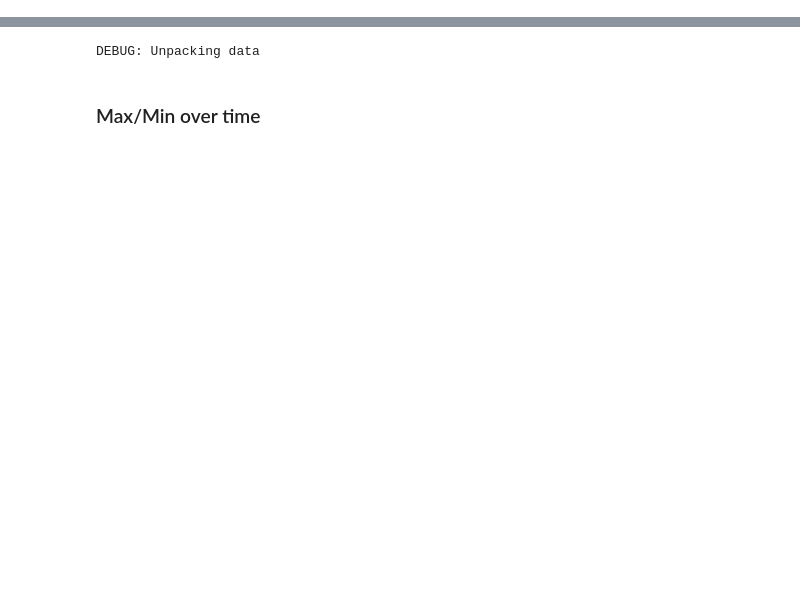
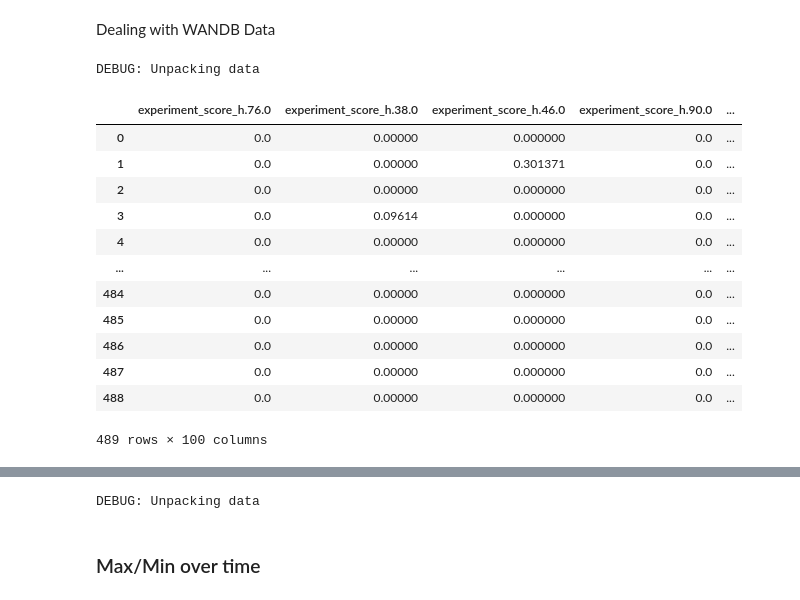
Before and after one commit to JosephTrevorrow/ValueSystemsAggregation, a Jupyter notebook: process_data/test_notebook.ipynb, the cells around one changed output, grey strips where cells are left out. Saved outputs shown, nothing was run; the diff lists cells and outputs as text; code cells hidden in the pictures; blank space fills up the shorter version.

```diff
--- a/process_data/test_notebook.ipynb
+++ b/process_data/test_notebook.ipynb
@@ -5,3 +5,33 @@ import pandas as pd
 import numpy as np
 import csv
 from collections import defaultdict
+# %% [markdown]
+Dealing with WANDB Data
+# %%
+print("DEBUG: Unpacking data")
+results_path = "/home/ia23938/Documents/GitHub/ValueSystemsAggregation/data/wandb_run_data/norm-norm-1.csv"
+results = pd.read_csv(results_path)
+
+results = results.fillna(0)
+
+strategies = ['h.', '1.', '10.', 't.']
+results_by_strategy = []
+
+for strategy in strategies:
+    results_by_strategy.append(results.filter(like='experiment_score_' + strategy))
+results_by_strategy[0]
+# %% [output]
+DEBUG: Unpacking data
+|  | experiment_score_h.76.0 | experiment_score_h.38.0 | experiment_score_h.46.0 | experiment_score_h.90.0 | ... |
+| 0 | 0.0 | 0.00000 | 0.000000 | 0.0 | ... |
+| 1 | 0.0 | 0.00000 | 0.301371 | 0.0 | ... |
+| 2 | 0.0 | 0.00000 | 0.000000 | 0.0 | ... |
+| 3 | 0.0 | 0.09614 | 0.000000 | 0.0 | ... |
+| 4 | 0.0 | 0.00000 | 0.000000 | 0.0 | ... |
+| ... | ... | ... | ... | ... | ... |
+| 484 | 0.0 | 0.00000 | 0.000000 | 0.0 | ... |
+| 485 | 0.0 | 0.00000 | 0.000000 | 0.0 | ... |
+| 486 | 0.0 | 0.00000 | 0.000000 | 0.0 | ... |
+| 487 | 0.0 | 0.00000 | 0.000000 | 0.0 | ... |
+| 488 | 0.0 | 0.00000 | 0.000000 | 0.0 | ... |
+489 rows × 100 columns
```
Also changed, not shown: parts of 4 cells of this notebook, 35 other files.
